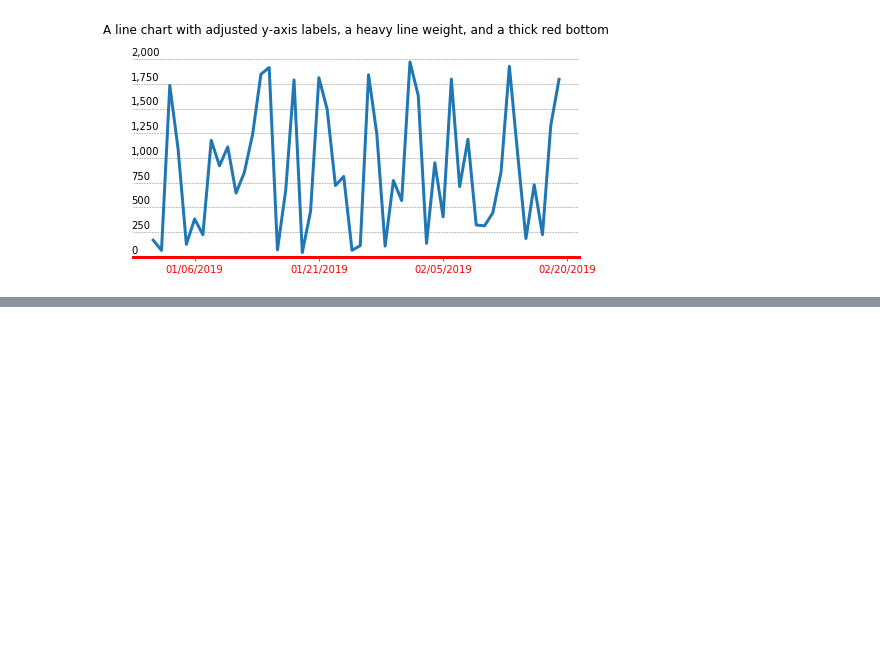
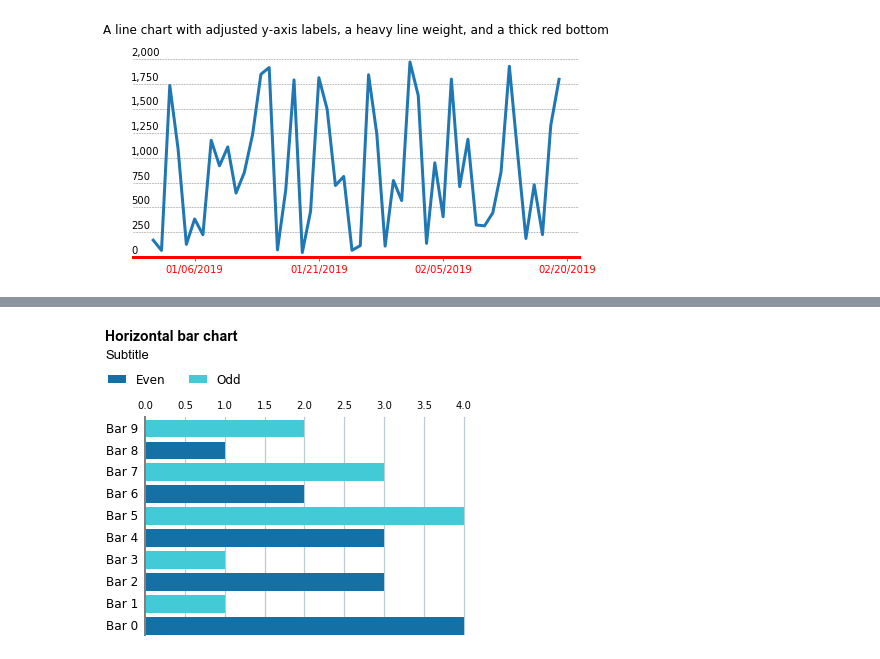
Before and after one commit to purplsquirr3l/randomness, a Jupyter notebook: viz-examples.ipynb, the cells around one changed output, grey strips where cells are left out. Drawn from its saved outputs; the diff is of its cells as text; code cells hidden in the pictures; blank space fills up the shorter version.

```diff
--- a/viz-examples.ipynb
+++ b/viz-examples.ipynb
@@ -396,0 +524,34 @@ plt.show()
+# %%
+fig = plt.figure(figsize=(6,4))
+cx = fig.add_subplot(111)
+cx.text(-0.5, 13, 'Horizontal bar chart', fontweight='bold', fontname='Arial', fontsize=14)
+cx.text(-0.5, 12.2, 'Subtitle', fontname='Arial', fontsize=13)
+bh = cx.barh(lines[0][0][0::2], lines[0][1][0::2], \
+             color=colors[0], \
+             label='Even', zorder=2)
+bh2 = cx.barh(lines[0][0][1::2], lines[0][1][1::2], \
+             color=colors[1], \
+             label='Odd', zorder=2)
+cx.set_yticks(lines[0][0])
+cx.set_yticklabels([f'Bar {a}' for a in lines[0][0]], \
+                   va='center', fontsize=12)
+
+cx.xaxis.tick_top()
+cx.set_ylim([-0.4, 9.5])
+
+cx.spines['top'].set_visible(False)
+cx.spines['right'].set_visible(False)
+cx.spines['left'].set_linewidth(2)
+cx.spines['left'].set_color('grey')
+cx.spines['bottom'].set_visible(False)
+cx.tick_params(axis='both', which='both', top=False, \
+               left=False, labelbottom=False)
+cx.grid(True, 'major', 'x', ls='-', lw=1.2, \
+        c=grid_line_color, zorder=1)
+
+cx.legend(loc=(-0.125, 1.12), ncol=2, frameon=False, \
+          fontsize=12, handlelength=1.5)
+
+plt.show()
+# %% [output]
+[figure, added]
```
Also changed, not shown: parts of 9 cells of this notebook.
